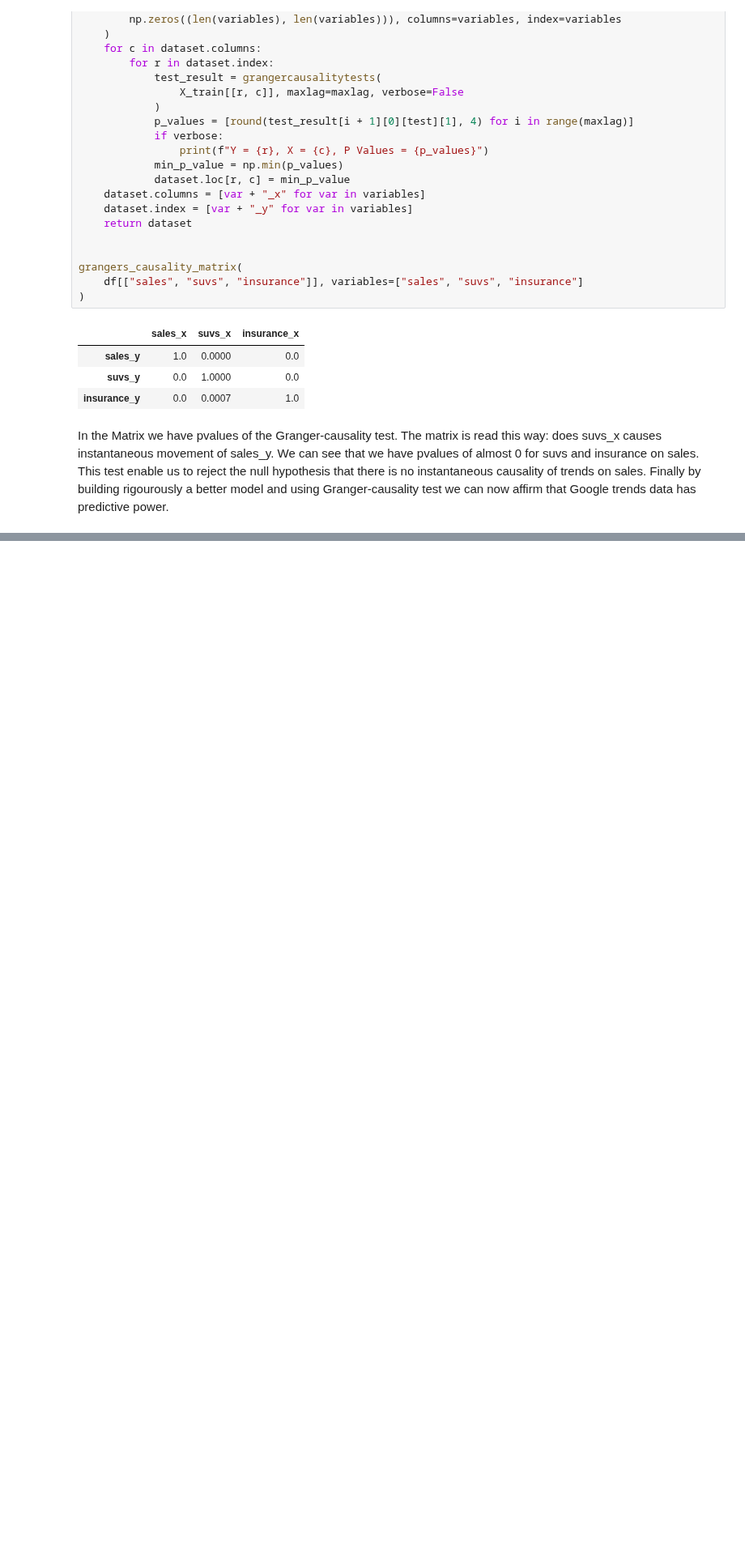
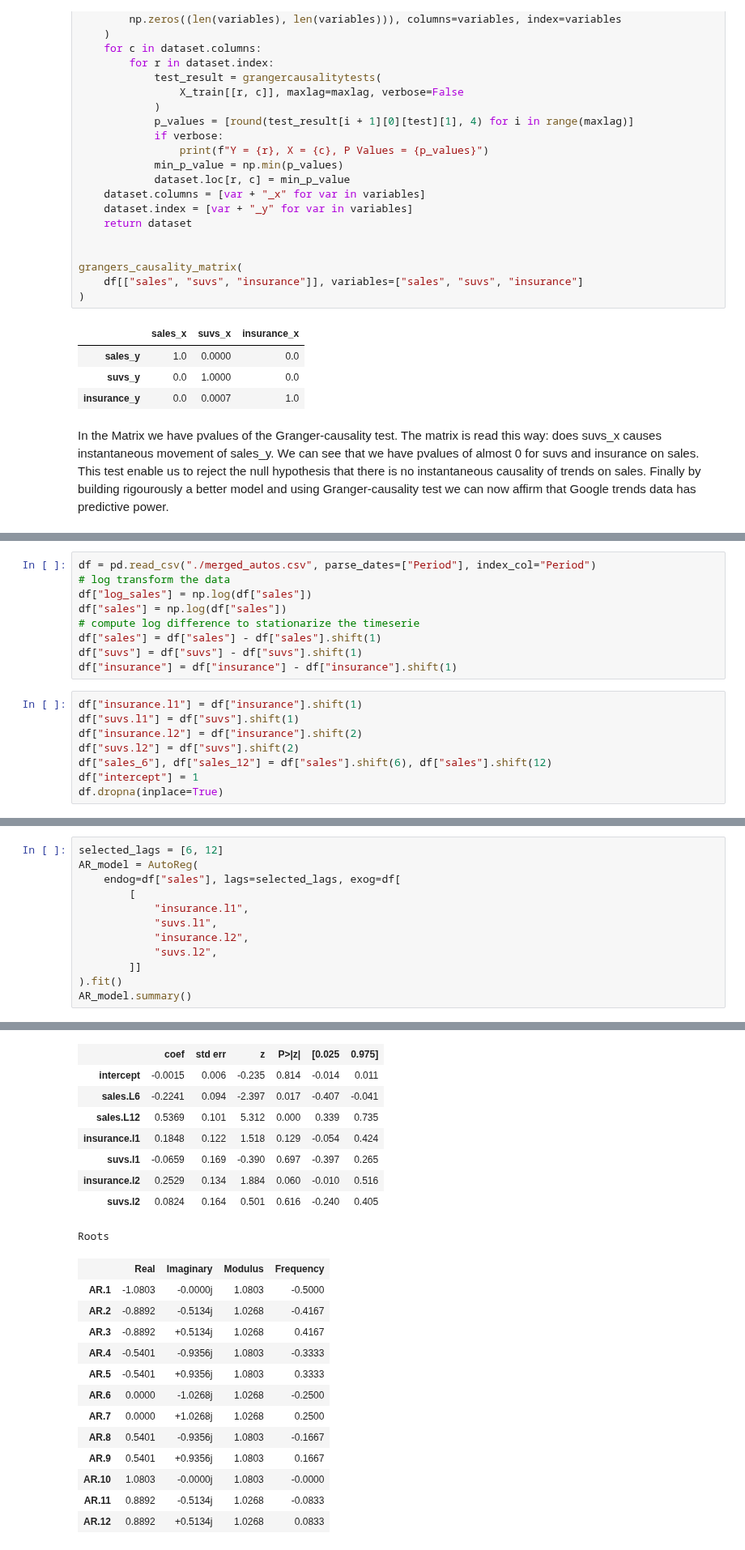
Before and after one commit to epfl-ada/ada-2020-project-milestone-p3-p3_tak, a Jupyter notebook: google_trends_check.ipynb, the cells around one changed output, grey strips where cells are left out. Shown at 81% size. Saved outputs shown, nothing was run; the diff lists cells and outputs as text; blank space fills up the shorter version.

```diff
--- a/google_trends_check.ipynb
+++ b/google_trends_check.ipynb
@@ -384,0 +388,17 @@ Finally by building rigourously a better model and using Granger-causality test
+# %%
+df = pd.read_csv("./merged_autos.csv", parse_dates=["Period"], index_col="Period")
+# log transform the data
+df["log_sales"] = np.log(df["sales"])
+df["sales"] = np.log(df["sales"])
+# compute log difference to stationarize the timeserie
+df["sales"] = df["sales"] - df["sales"].shift(1)
+df["suvs"] = df["suvs"] - df["suvs"].shift(1)
+df["insurance"] = df["insurance"] - df["insurance"].shift(1)
+# %%
+df["insurance.l1"] = df["insurance"].shift(1)
+df["suvs.l1"] = df["suvs"].shift(1)
+df["insurance.l2"] = df["insurance"].shift(2)
+df["suvs.l2"] = df["suvs"].shift(2)
+df["sales_6"], df["sales_12"] = df["sales"].shift(6), df["sales"].shift(12)
+df["intercept"] = 1
+df.dropna(inplace=True)
@@ -384,0 +407,13 @@ Finally by building rigourously a better model and using Granger-causality test
+# %%
+selected_lags = [6, 12]
+AR_model = AutoReg(
+    endog=df["sales"], lags=selected_lags, exog=df[
+        [
+            "insurance.l1",
+            "suvs.l1",
+            "insurance.l2",
+            "suvs.l2",
+        ]]
+).fit()
+AR_model.summary()
+# %% [output]
@@ -384,0 +428,22 @@ Finally by building rigourously a better model and using Granger-causality test
+|  | coef | std err | z | P>|z| | [0.025 | 0.975] |
+| intercept | -0.0015 | 0.006 | -0.235 | 0.814 | -0.014 | 0.011 |
+| sales.L6 | -0.2241 | 0.094 | -2.397 | 0.017 | -0.407 | -0.041 |
+| sales.L12 | 0.5369 | 0.101 | 5.312 | 0.000 | 0.339 | 0.735 |
+| insurance.l1 | 0.1848 | 0.122 | 1.518 | 0.129 | -0.054 | 0.424 |
+| suvs.l1 | -0.0659 | 0.169 | -0.390 | 0.697 | -0.397 | 0.265 |
+| insurance.l2 | 0.2529 | 0.134 | 1.884 | 0.060 | -0.010 | 0.516 |
+| suvs.l2 | 0.0824 | 0.164 | 0.501 | 0.616 | -0.240 | 0.405 |
+Roots
+|  | Real | Imaginary | Modulus | Frequency |
+| AR.1 | -1.0803 | -0.0000j | 1.0803 | -0.5000 |
+| AR.2 | -0.8892 | -0.5134j | 1.0268 | -0.4167 |
+| AR.3 | -0.8892 | +0.5134j | 1.0268 | 0.4167 |
+| AR.4 | -0.5401 | -0.9356j | 1.0803 | -0.3333 |
+| AR.5 | -0.5401 | +0.9356j | 1.0803 | 0.3333 |
+| AR.6 | 0.0000 | -1.0268j | 1.0268 | -0.2500 |
+| AR.7 | 0.0000 | +1.0268j | 1.0268 | 0.2500 |
+| AR.8 | 0.5401 | -0.9356j | 1.0803 | -0.1667 |
+| AR.9 | 0.5401 | +0.9356j | 1.0803 | 0.1667 |
+| AR.10 | 1.0803 | -0.0000j | 1.0803 | -0.0000 |
+| AR.11 | 0.8892 | -0.5134j | 1.0268 | -0.0833 |
+| AR.12 | 0.8892 | +0.5134j | 1.0268 | 0.0833 |
```
Also changed, not shown: parts of 14 cells of this notebook.
